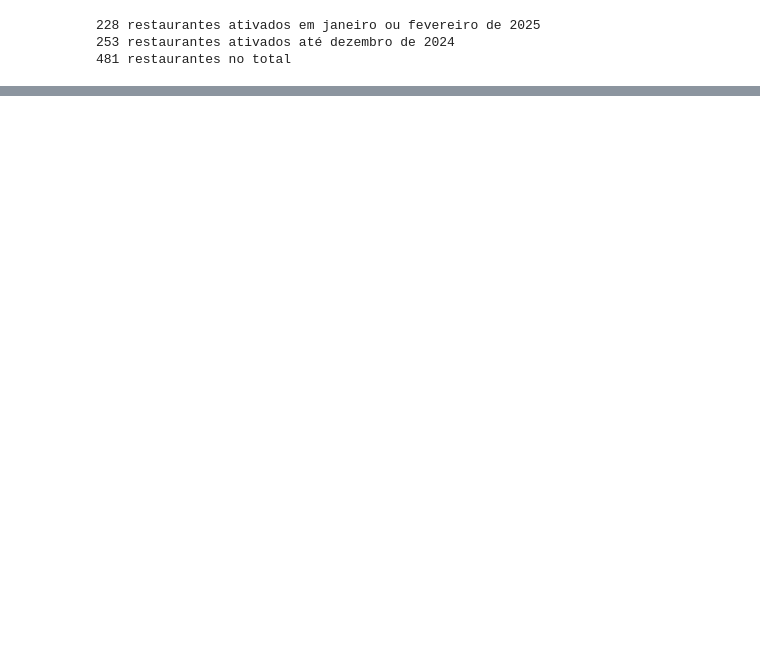
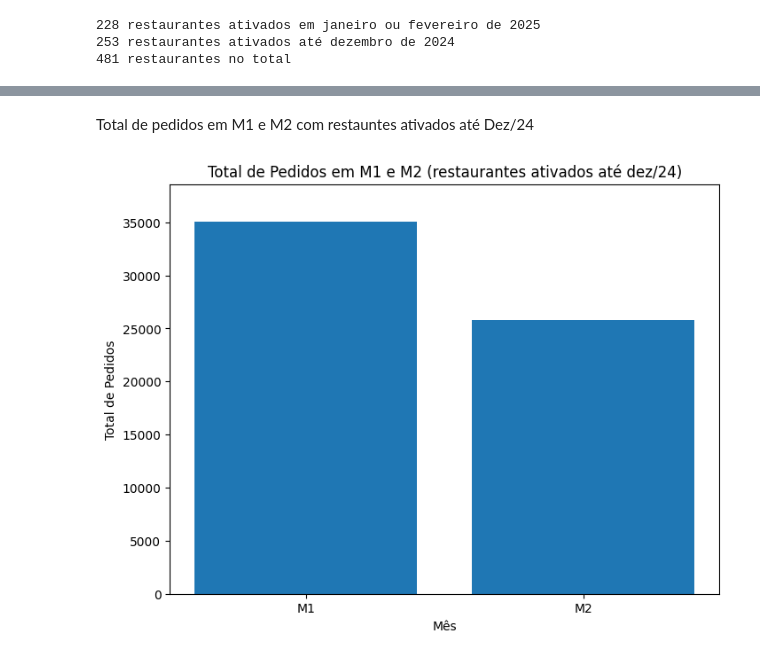
Before and after one commit to canasep/mack_projeto1, a Jupyter notebook: codes/PROJETO_APLICADO_1.ipynb, the cells around one changed output, grey strips where cells are left out. Saved outputs shown, nothing was run; the diff lists cells and outputs as text; code cells hidden in the pictures; blank space fills up the shorter version.

```diff
--- a/codes/PROJETO_APLICADO_1.ipynb
+++ b/codes/PROJETO_APLICADO_1.ipynb
@@ -91,0 +112,3 @@ print(df.shape[0], "restaurantes no total")
+# %%
+m2validos_df['Tempo de Ativação'] = (m2validos_df['data_primeiro_pedido'] - m2validos_df['data_assinado']).dt.days #criando o indicador te tempo de ativação
+print(m2validos_df[['loja', 'data_assinado', 'data_primeiro_pedido', 'Tempo de Ativação']].head(10))
@@ -91,0 +132,28 @@ print(df.shape[0], "restaurantes no total")
+# %% [markdown]
+Total de pedidos em M1 e M2 com restauntes ativados até Dez/24
+# %%
+import matplotlib.pyplot as plt
+
+# 1. Calcular o total de pedidos para M1 e M2 no m2validos_df
+total_m1 = m2validos_df['pedidos_m1'].sum()
+total_m2 = m2validos_df['pedidos_m2'].sum()
+
+# 2. Criar o gráfico de barras
+plt.figure(figsize=(8, 6))
+
+# Dados para o gráfico
+meses = ['M1', 'M2']
+totais = [total_m1, total_m2]
+
+plt.bar(meses, totais, width=0.8)
+
+# 3. Customizações do gráfico
+plt.title('Total de Pedidos em M1 e M2 (restaurantes ativados até dez/24)')
+plt.xlabel('Mês')
+plt.ylabel('Total de Pedidos')
+plt.ylim(0, max(totais)*1.1)
+
+# 4. Exibir o gráfico
+plt.show()
+# %% [output]
+[figure, added]
```
Also changed, not shown: parts of 8 cells of this notebook.
